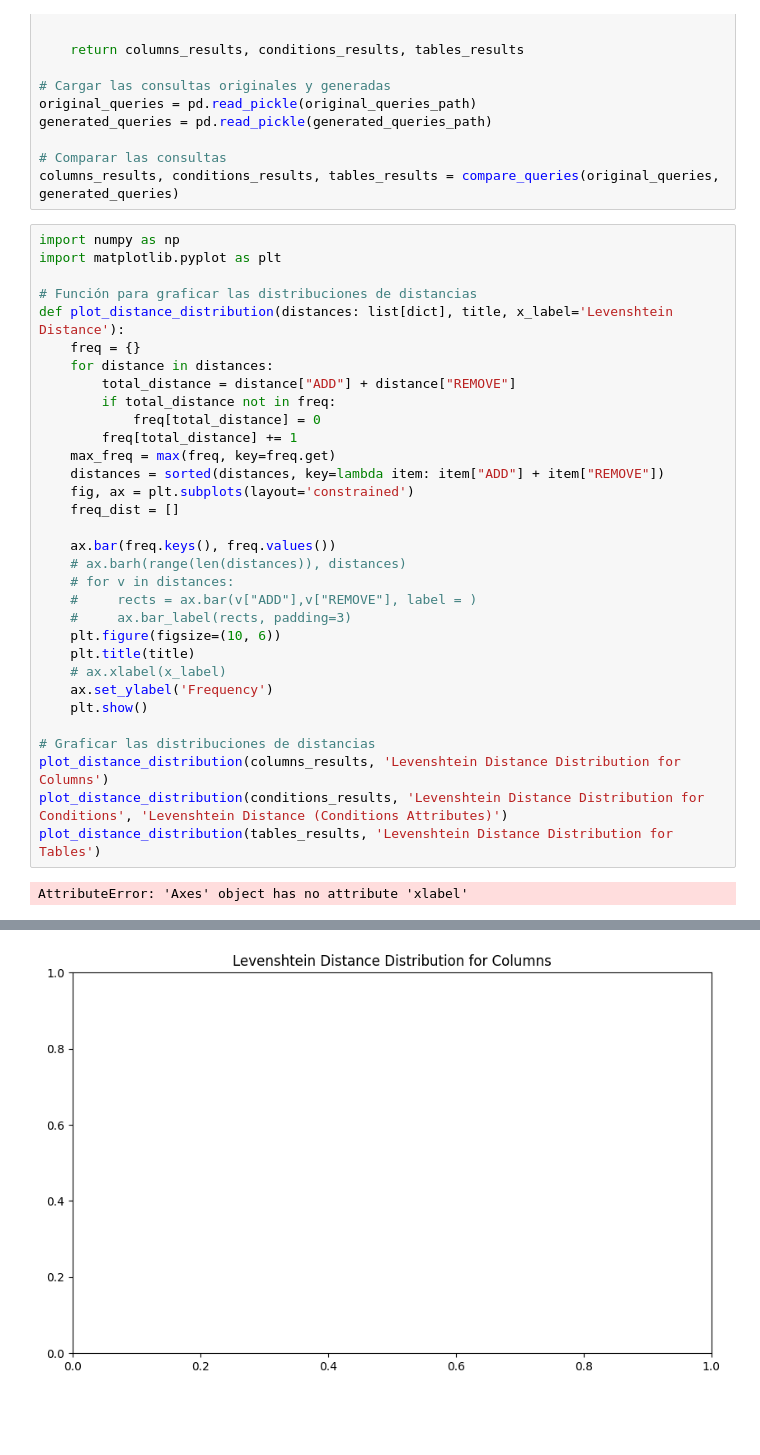
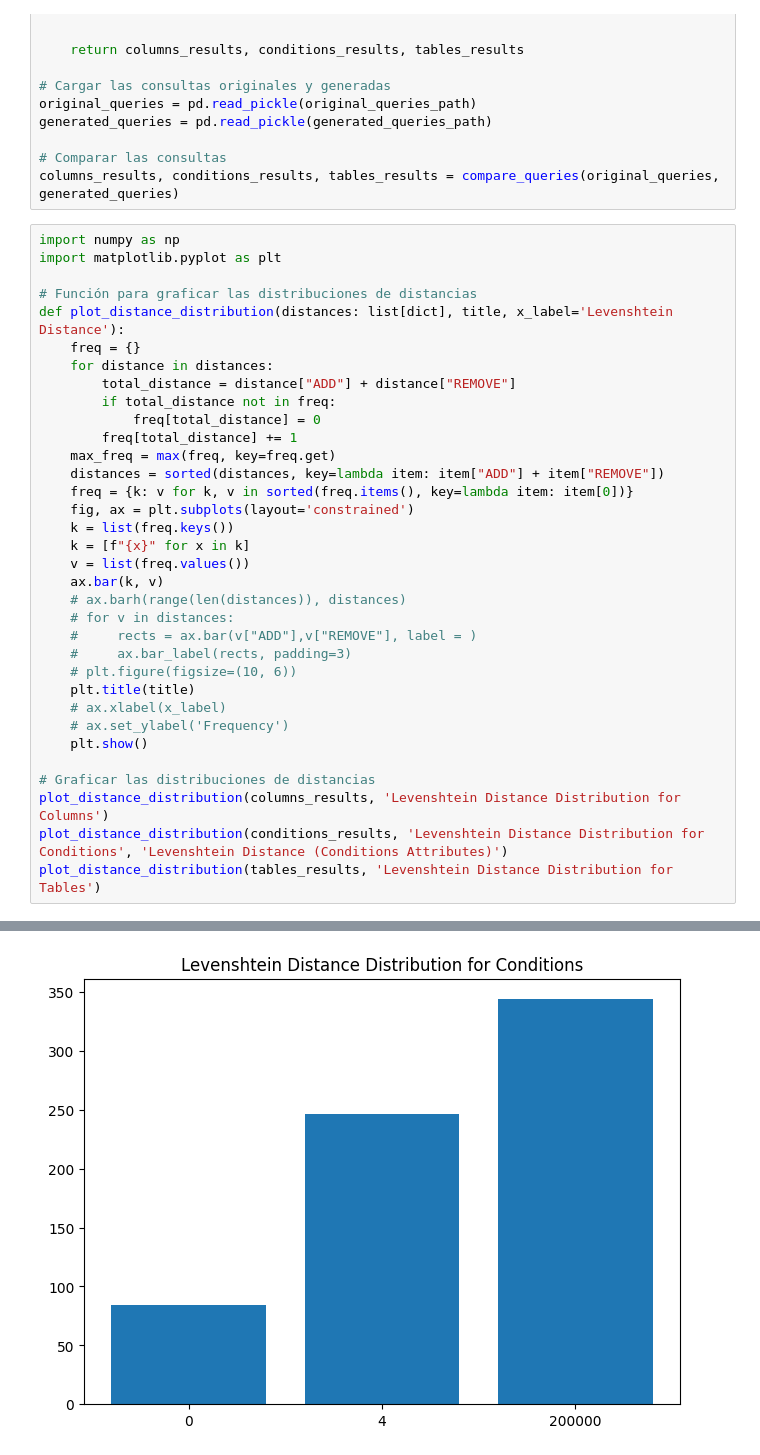
Before and after one commit to zuryr/spanish2SQL, a Jupyter notebook: src/models/levesteinDistance.ipynb, the cells around one changed output, grey strips where cells are left out. Saved outputs shown, nothing was run; the diff lists cells and outputs as text; blank space fills up the shorter version.

Commit message:
fix: graphs completed

```diff
--- a/src/models/levesteinDistance.ipynb
+++ b/src/models/levesteinDistance.ipynb
@@ -158,18 +158,20 @@ def plot_distance_distribution(distances: list[dict], title, x_label='Levenshtei
         freq[total_distance] += 1
     max_freq = max(freq, key=freq.get)
     distances = sorted(distances, key=lambda item: item["ADD"] + item["REMOVE"])
+    freq = {k: v for k, v in sorted(freq.items(), key=lambda item: item[0])}
     fig, ax = plt.subplots(layout='constrained')
-    freq_dist = []
-
-    ax.bar(freq.keys(), freq.values())
+    k = list(freq.keys())
+    k = [f"{x}" for x in k]
+    v = list(freq.values())
+    ax.bar(k, v)
     # ax.barh(range(len(distances)), distances)
     # for v in distances:
     #     rects = ax.bar(v["ADD"],v["REMOVE"], label = )
     #     ax.bar_label(rects, padding=3)
-    plt.figure(figsize=(10, 6))
+    # plt.figure(figsize=(10, 6))
     plt.title(title)
     # ax.xlabel(x_label)
-    ax.set_ylabel('Frequency')
+    # ax.set_ylabel('Frequency')
     plt.show()
 
 # Graficar las distribuciones de distancias
@@ -177,4 +179,3 @@ plot_distance_distribution(columns_results, 'Levenshtein Distance Distribution f
 plot_distance_distribution(conditions_results, 'Levenshtein Distance Distribution for Conditions', 'Levenshtein Distance (Conditions Attributes)')
 plot_distance_distribution(tables_results, 'Levenshtein Distance Distribution for Tables')
 # %% [output]
-AttributeError: 'Axes' object has no attribute 'xlabel'
@@ -182 +183 @@ AttributeError: 'Axes' object has no attribute 'xlabel'
-[figure, old version]
+[figure, new version]
```
Also changed, not shown: parts of 3 cells of this notebook.
